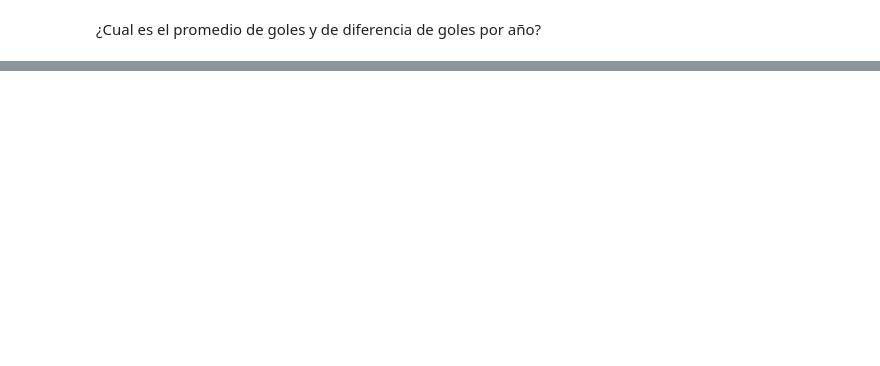
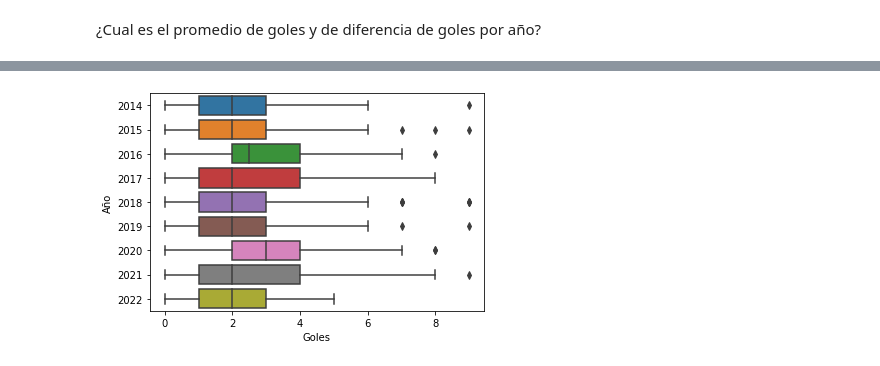
Before and after one commit to ThareauB/Proyecto-libertadores, a Jupyter notebook: proyecto_lib_ y_champ.ipynb, the cells around one changed output, grey strips where cells are left out. Saved outputs shown, nothing was run; the diff lists cells and outputs as text; code cells hidden in the pictures; blank space fills up the shorter version.

```diff
--- a/proyecto_lib_ y_champ.ipynb
+++ b/proyecto_lib_ y_champ.ipynb
@@ -768,0 +787,4 @@ En el año 2022 El Goles más común fue 2.0 y la diferencia de goles con mayor
+# %%
+sns.boxplot(data = df_libertadores, x = "Goles", y = "Año");
+# %% [output]
+[figure, added]
```
Also changed, not shown: parts of 22 cells of this notebook.
